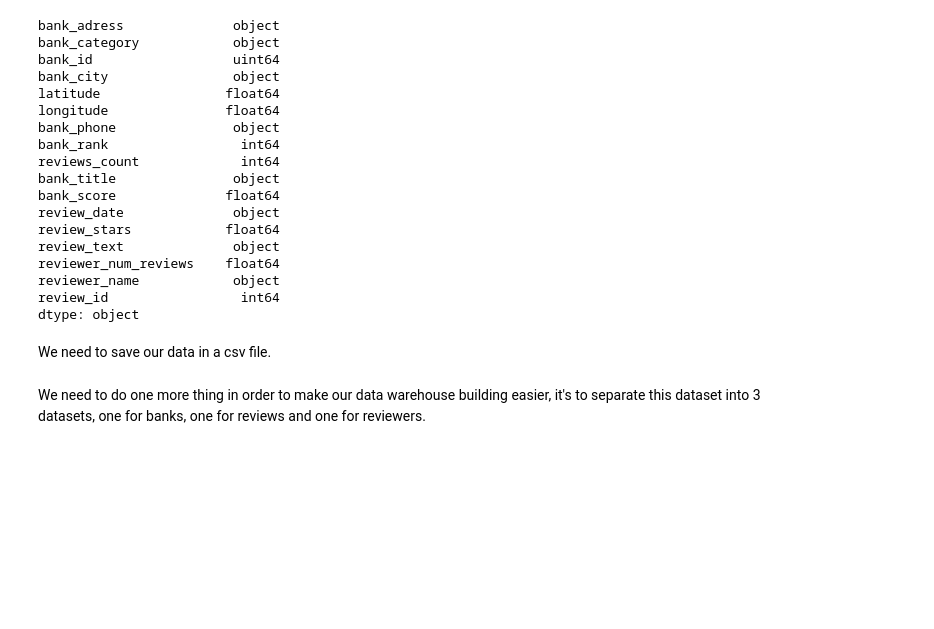
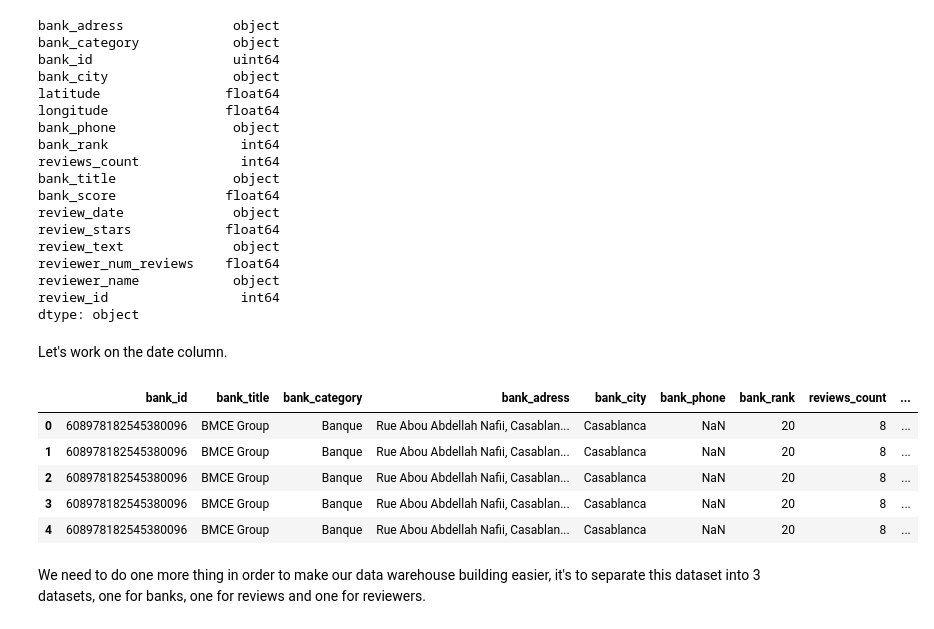
Before and after one commit to gurennnn/moroccan-banks-reviews, a Jupyter notebook: notebooks/1_cleaning.ipynb, the cells around one changed output. Saved outputs shown, nothing was run; the diff lists cells and outputs as text; code cells hidden in the pictures; blank space fills up the shorter version.

Commit message:
Clean and save dataset

```diff
--- a/notebooks/1_cleaning.ipynb
+++ b/notebooks/1_cleaning.ipynb
@@ -154,7 +154,7 @@ For reviews text, we are only interested in the text itself, we need a column te
 df['review_text'] = df['review_text_translated'].fillna(df['review_text'])
 # %%
 # changing reviewer names to unknown if they are nan
-df['reviewer_name'] = df['reviewer_name'].fillna('unknown')
+df['reviewer_name'] = df['reviewer_name'].fillna('anonymous')
 # %% [markdown]
 Now we're all set, we can drop the other columns that we don't need.
 # %%
@@ -182,8 +182,20 @@ reviewer_num_reviews    float64
 reviewer_name            object
 review_id                 int64
 dtype: object
-# %% [markdown]
-We need to save our data in a csv file.
+# %% [markdown]
+Let's work on the date column.
+# %%
+# transform the review_date column to datetime
+df['review_date'] = pd.to_datetime(df['review_date'], format='%Y-%m-%d', utc=False).dt.date
+# %%
+df.head()
+# %% [output]
+|  | bank_id | bank_title | bank_category | bank_adress | bank_city | bank_phone | bank_rank | reviews_count | ... |
+| 0 | 608978182545380096 | BMCE Group | Banque | Rue Abou Abdellah Nafii, Casablan... | Casablanca | NaN | 20 | 8 | ... |
+| 1 | 608978182545380096 | BMCE Group | Banque | Rue Abou Abdellah Nafii, Casablan... | Casablanca | NaN | 20 | 8 | ... |
+| 2 | 608978182545380096 | BMCE Group | Banque | Rue Abou Abdellah Nafii, Casablan... | Casablanca | NaN | 20 | 8 | ... |
+| 3 | 608978182545380096 | BMCE Group | Banque | Rue Abou Abdellah Nafii, Casablan... | Casablanca | NaN | 20 | 8 | ... |
+| 4 | 608978182545380096 | BMCE Group | Banque | Rue Abou Abdellah Nafii, Casablan... | Casablanca | NaN | 20 | 8 | ... |
 # %%
 # reorder the columns
 df = df[['bank_id', 'bank_title', 'bank_category', 'bank_adress', 'bank_city', 'bank_phone', 'bank_rank', 'reviews_count', 'bank_score', 'latitude', 'longitude', 'review_id', 'review_date', 'review_stars', 'review_text', 'reviewer_name', 'reviewer_num_reviews']]
```
Also changed, not shown: parts of 1 cell of this notebook.
